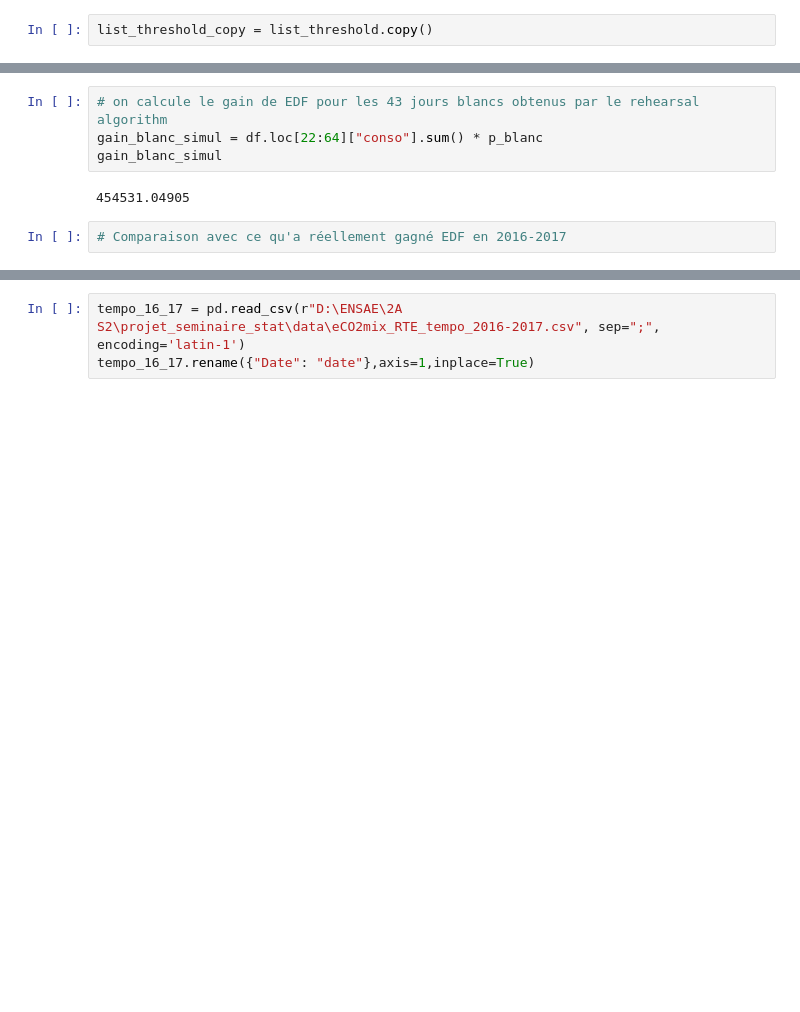
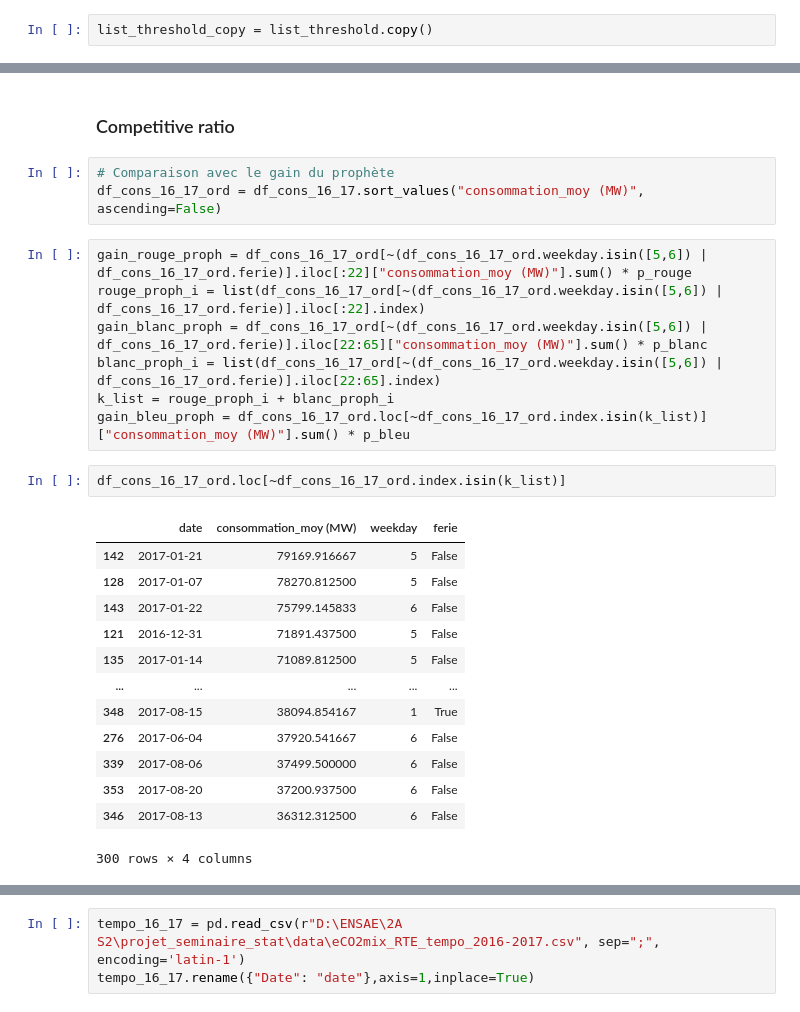
Before and after one commit to dreamsandroads/EDF_Tempo_Price_Optim, a Jupyter notebook: prophet_inequality.ipynb, the cells around one changed output, grey strips where cells are left out. Cells and saved outputs as stored; diff of their text form; blank space fills up the shorter version.

```diff
--- a/prophet_inequality.ipynb
+++ b/prophet_inequality.ipynb
@@ -155,8 +232,28 @@ gain_rouge_simul
-# %%
-# on calcule le gain de EDF pour les 43 jours blancs obtenus par le rehearsal algorithm
-gain_blanc_simul = df.loc[22:64]["conso"].sum() * p_blanc
-gain_blanc_simul
-# %% [output]
-454531.04905
-# %%
-# Comparaison avec ce qu'a réellement gagné EDF en 2016-2017
+# %% [markdown]
+### Competitive ratio
+# %%
+# Comparaison avec le gain du prophète
+df_cons_16_17_ord = df_cons_16_17.sort_values("consommation_moy (MW)", ascending=False)
+# %%
+gain_rouge_proph = df_cons_16_17_ord[~(df_cons_16_17_ord.weekday.isin([5,6]) | df_cons_16_17_ord.ferie)].iloc[:22]["consommation_moy (MW)"].sum() * p_rouge
+rouge_proph_i = list(df_cons_16_17_ord[~(df_cons_16_17_ord.weekday.isin([5,6]) | df_cons_16_17_ord.ferie)].iloc[:22].index)
+gain_blanc_proph = df_cons_16_17_ord[~(df_cons_16_17_ord.weekday.isin([5,6]) | df_cons_16_17_ord.ferie)].iloc[22:65]["consommation_moy (MW)"].sum() * p_blanc
+blanc_proph_i = list(df_cons_16_17_ord[~(df_cons_16_17_ord.weekday.isin([5,6]) | df_cons_16_17_ord.ferie)].iloc[22:65].index)
+k_list = rouge_proph_i + blanc_proph_i
+gain_bleu_proph = df_cons_16_17_ord.loc[~df_cons_16_17_ord.index.isin(k_list)]["consommation_moy (MW)"].sum() * p_bleu
+# %%
+df_cons_16_17_ord.loc[~df_cons_16_17_ord.index.isin(k_list)]
+# %% [output]
+|  | date | consommation_moy (MW) | weekday | ferie |
+| 142 | 2017-01-21 | 79169.916667 | 5 | False |
+| 128 | 2017-01-07 | 78270.812500 | 5 | False |
+| 143 | 2017-01-22 | 75799.145833 | 6 | False |
+| 121 | 2016-12-31 | 71891.437500 | 5 | False |
+| 135 | 2017-01-14 | 71089.812500 | 5 | False |
+| ... | ... | ... | ... | ... |
+| 348 | 2017-08-15 | 38094.854167 | 1 | True |
+| 276 | 2017-06-04 | 37920.541667 | 6 | False |
+| 339 | 2017-08-06 | 37499.500000 | 6 | False |
+| 353 | 2017-08-20 | 37200.937500 | 6 | False |
+| 346 | 2017-08-13 | 36312.312500 | 6 | False |
+300 rows × 4 columns
```
Also changed, not shown: parts of 17 cells of this notebook.
